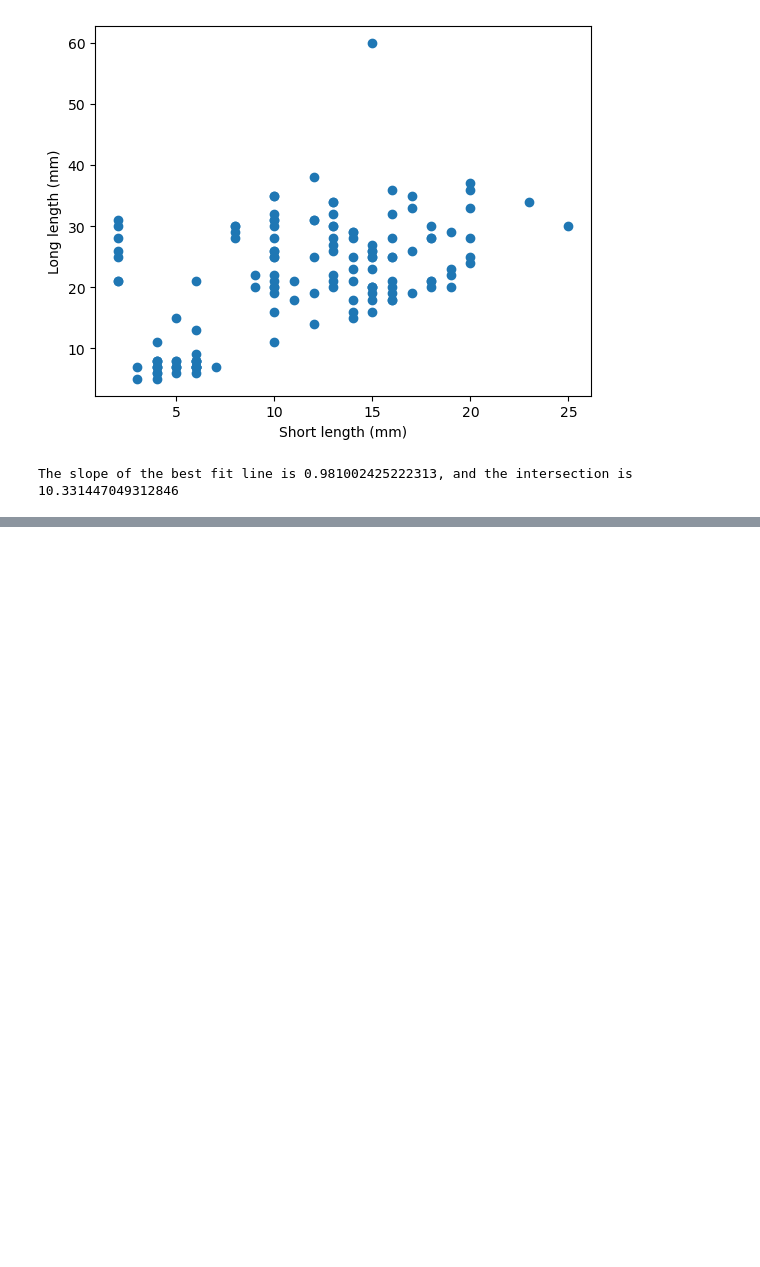
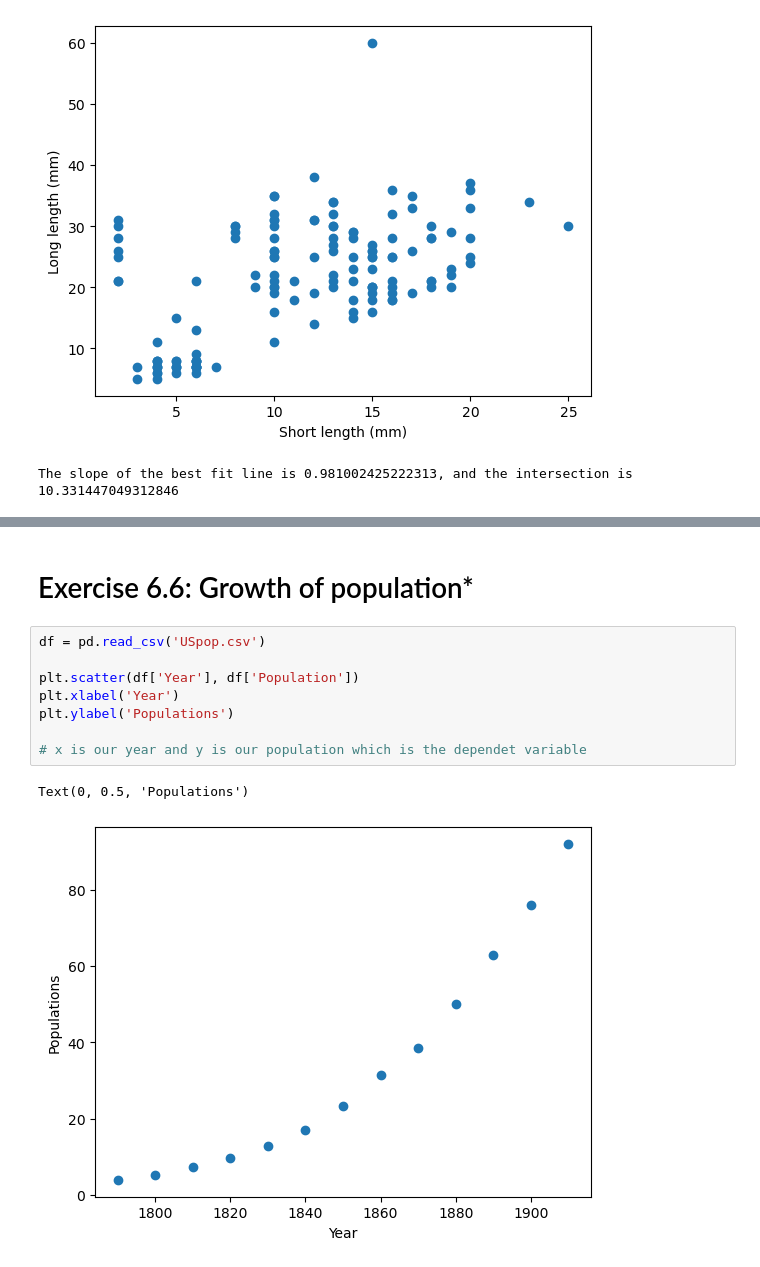
Before and after one commit to Muha0824/Basic-Course-1-Empirical-data, a Jupyter notebook: Excercise6.ipynb, the cells around one changed output, grey strips where cells are left out. Cells and saved outputs as stored; diff of their text form; blank space fills up the shorter version.

```diff
--- a/Excercise6.ipynb
+++ b/Excercise6.ipynb
@@ -149,0 +184,13 @@ The slope of the best fit line is 0.981002425222313, and the intersection is 10.
+# %% [markdown]
+# Exercise 6.6: Growth of population*
+# %%
+df = pd.read_csv('USpop.csv')
+
+plt.scatter(df['Year'], df['Population'])
+plt.xlabel('Year')
+plt.ylabel('Populations')
+
+# x is our year and y is our population which is the dependet variable
+# %% [output]
+Text(0, 0.5, 'Populations')
+[figure, added]
```
Also changed, not shown: parts of 6 cells of this notebook, 6 other files.
